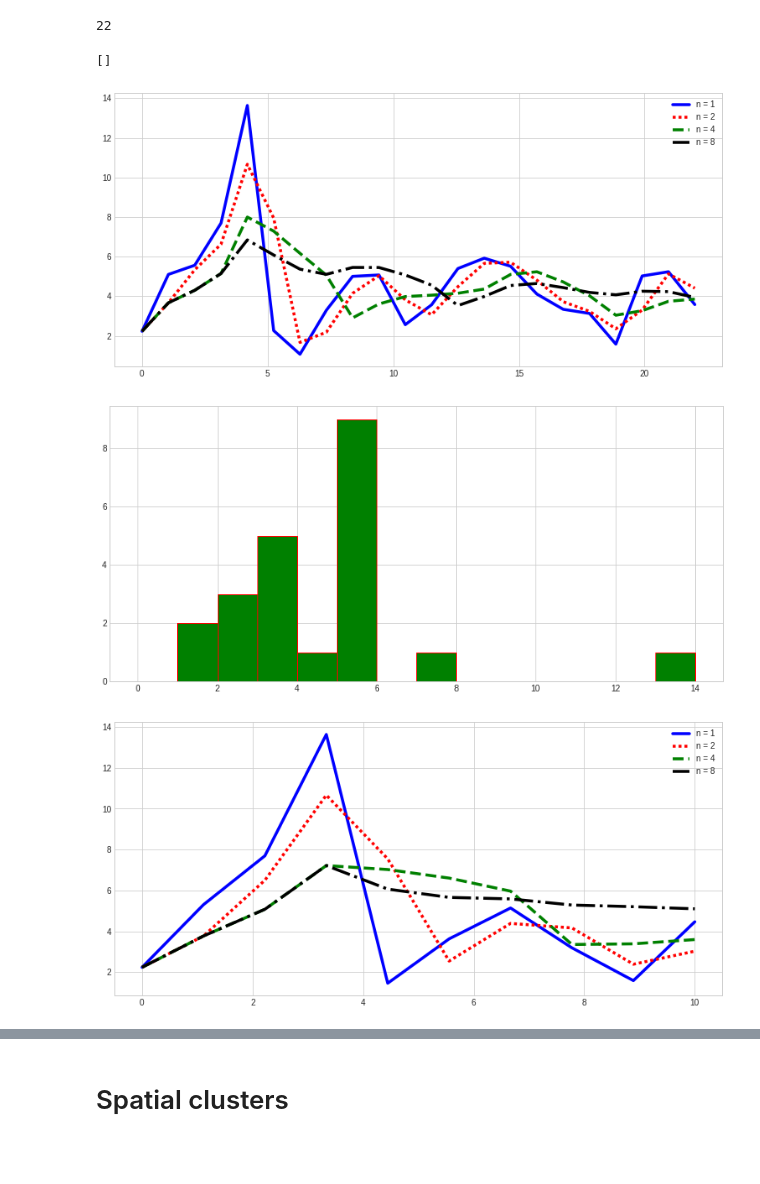
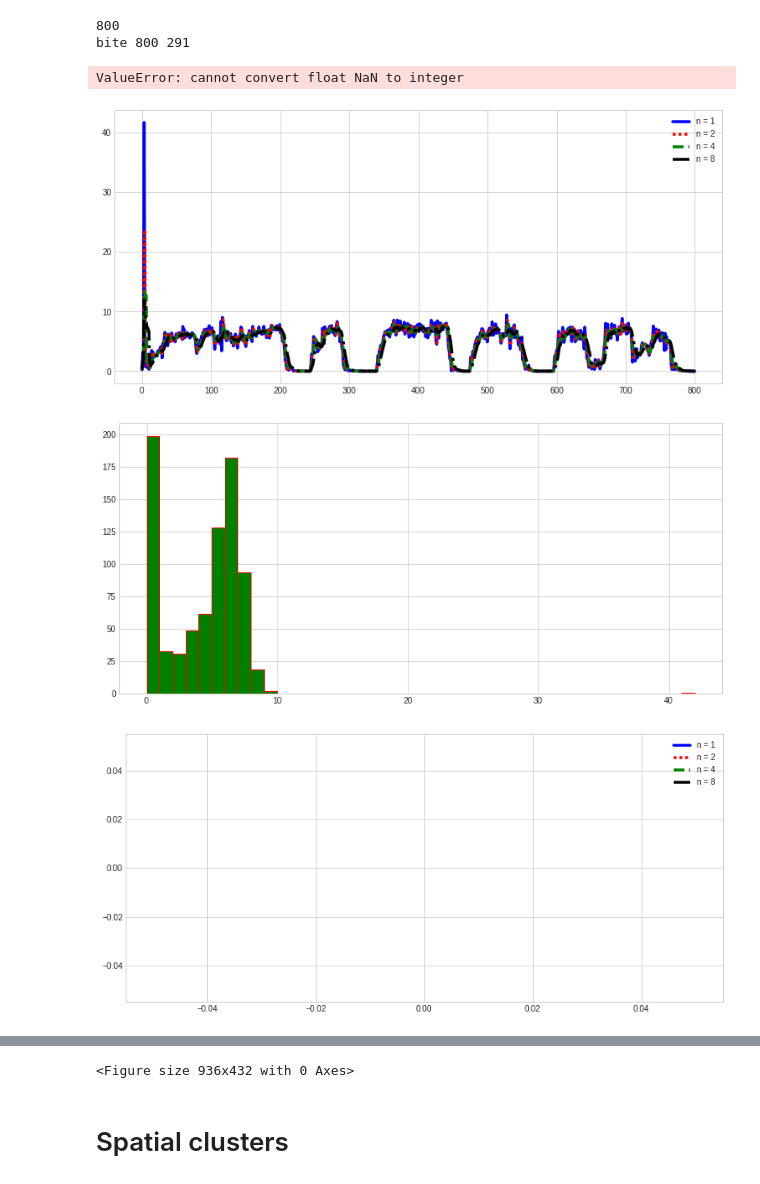
Before and after one commit to LucasMagnana/cycling-predictive-model, a Jupyter notebook: time.ipynb, the cells around one changed output, grey strips where cells are left out. Drawn from its saved outputs; the diff is of its cells as text; code cells hidden in the pictures; blank space fills up the shorter version.

```diff
--- a/time.ipynb
+++ b/time.ipynb
@@ -29,16 +47,12 @@ data.add_speed("files/"+project_folder+"_wtime/data_processed/observations_simpl
 # %%
 with open("files/"+project_folder+"_wtime/data_processed/observations_simplified.df",'rb') as infile:
     df_simplified = pickle.load(infile)
-'''tab_routes_voxels_simplified, tab_routes_voxels_simplified_global, dict_voxels_simplified = voxel.generate_voxels(
-    df_simplified, df_simplified.iloc[0]["route_num"], df_simplified.iloc[-1]["route_num"])'''
-df_simplified = df_simplified[df_simplified["speed"]>0]
 # %%
 with open("files/"+project_folder+"_wtime/data_processed/observations.df",'rb') as infile:
     df = pickle.load(infile)
-df = df[df["speed"]>0]
 # %%
-num_route = 10
-nb_graph=3
+num_route = 0
+nb_graph=0
 
 df_temp = df[df["route_num"]==num_route]
 tab_speed = data.compute_speed(df_temp)
@@ -56,35 +70,37 @@ plt.plot(x, tab_avg_speed, color='green', linestyle='dashed', linewidth=3.5, lab
 tab_avg_speed = data.compute_average_speed(df_temp, 8)
 plt.plot(x, tab_avg_speed, color='black', linestyle='dashdot', linewidth=3.5, label='n = 8')
 plt.legend(loc='upper right')
 #plt.savefig('images/graph_'+str(nb_graph)+'.png')
 
 tab_speed = df_temp["speed"].values
 fig = plt.figure(figsize=graph_size)
 values, _, _ = plt.hist(tab_speed, range(0, int(max(tab_speed)+2)), color='green', edgecolor = 'red')
 plt.plot()
 
 df_temp_simplified = df_simplified[df_simplified["route_num"]==num_route]
 fig = plt.figure(figsize=graph_size)
 ax = plt.axes()
 x = np.linspace(0, len(df_temp_simplified), len(df_temp_simplified))
 tab_avg_speed = data.compute_average_speed(df_temp_simplified, 1)
+print("bite", len(df_temp), len(tab_avg_speed))
 plt.plot(x, tab_avg_speed, color='blue', linewidth=3.5, label='n = 1')
 tab_avg_speed = data.compute_average_speed(df_temp_simplified, 2)
 plt.plot(x, tab_avg_speed, color='red', linestyle=(0,(1,1)), linewidth=3.5, label='n = 2')
 tab_avg_speed = data.compute_average_speed(df_temp_simplified, 4)
 plt.plot(x, tab_avg_speed, color='green', linestyle='dashed', linewidth=3.5, label='n = 4')
 tab_avg_speed = data.compute_average_speed(df_temp_simplified, 8)
 plt.plot(x, tab_avg_speed, color='black', linestyle='dashdot', linewidth=3.5, label='n = 8')
 plt.legend(loc='upper right')
 #plt.savefig('images/graph_'+str(nb_graph)+'_simplified.png')
 
 tab_speed = df_temp_simplified["speed"].values
 fig = plt.figure(figsize=graph_size)
 values, _, _ = plt.hist(tab_speed, range(0, int(max(tab_speed)+2)), color='green', edgecolor = 'red')
 plt.plot()
 # %% [output]
-22
+800
+bite 800 291
-[]
+ValueError: cannot convert float NaN to integer
-[figure, old version]
+[figure, new version]
-[figure, old version]
+[figure, new version]
-[figure, old version]
+[figure, new version]
@@ -92,3 +107,4 @@ plt.plot()
+<Figure size 936x432 with 0 Axes>
 # %% [markdown]
 # Spatial clusters
 # %%
```
Also changed, not shown: parts of 6 cells of this notebook, 5 other files.
